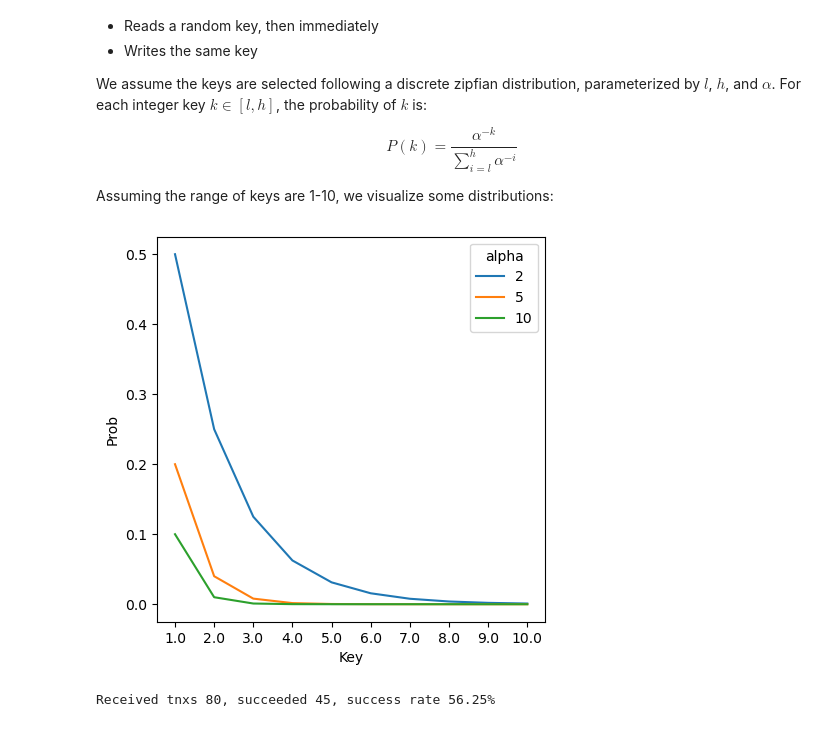
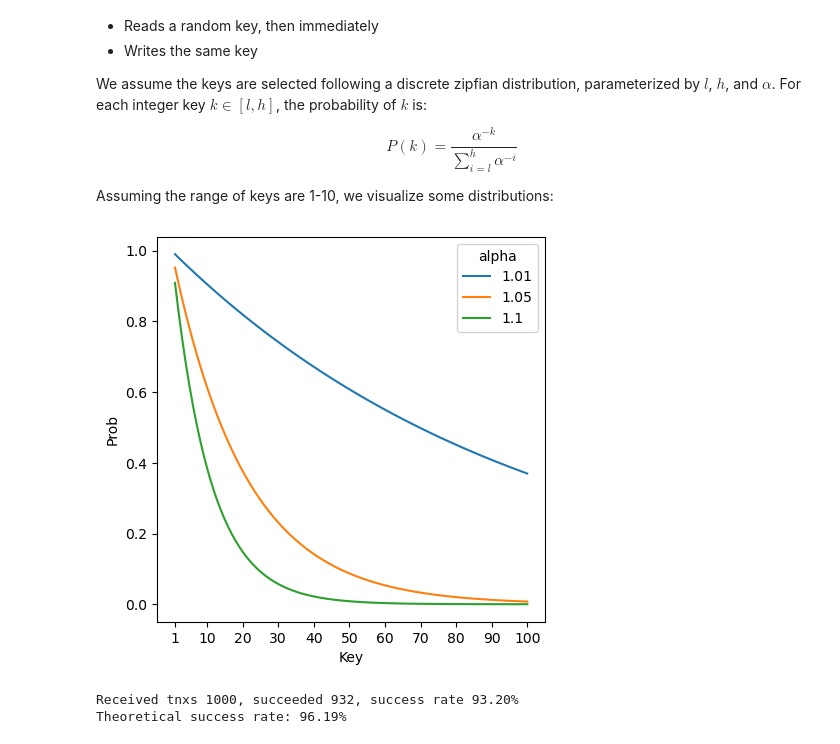
Before and after one commit to DASLAB-blockchain/blockchain-failure-analysis, a Jupyter notebook: demo.ipynb, the cells around one changed output. Saved outputs shown, nothing was run; the diff lists cells and outputs as text; code cells hidden in the pictures.

Commit message:
add theoretical conflict rate analysis

```diff
--- a/demo.ipynb
+++ b/demo.ipynb
@@ -18,37 +18,47 @@ $$P(k) = \frac{\alpha^{-k}}{\sum_{i=l}^{h} \alpha^{-i}}$$
 Assuming the range of keys are 1-10, we visualize some distributions:
 # %%
 # Show some zipfian distribution
-l, h = 1, 10
-alphas = [2, 5, 10]
+l, h = 1, 100
+alphas = [1.01, 1.05, 1.1]
 fig, ax = plt.subplots(1, 1, figsize=(5, 5))
 keys = np.linspace(l, h, h-l+1)
 for alpha in alphas:
     probs = alpha ** np.negative(keys)
     ax.plot(keys, probs, label=alpha)
 ax.legend(title='alpha', loc='upper right')
 ax.set_xlabel('Key')
 ax.set_ylabel('Prob')
-ax.set_xticks(keys)
-ax.set_xticklabels(keys)
+ax.set_xticks(np.linspace(l, h, 11).astype(int))
+ax.set_xticklabels(np.linspace(l, h, 11).astype(int))
 plt.show()
 # %% [output]
-[figure, old version]
+[figure, new version]
 # %%
 # Show how simulator works
 # Block size: 8
 # Peer count: 20
 # Key distribution: Zipfian with alpha = 5, min = 1, max = 10
-# Number of operations: 80
+# Number of operations: 1000
 
 blocks, succeeds, op_count, success_count = experiment.rw_experiment(
-    num_ops=80, block_size=8, n_peers=20, key_range_min=1, key_range_max=10, zipfian_alpha=5
+    num_ops=1000, block_size=8, tnx_arrival_rate=-1, n_peers=20, key_range_min=1, key_range_max=70, zipfian_alpha=1.01
 )
 
 print('Received tnxs {}, succeeded {}, success rate {:.2f}%'.format(
     op_count, success_count, success_count * 100 / op_count
 ))
+
+# theoretical success rate
+key_list, prob_list = generator.zipfian_generator.compute_keys_and_probs(lo=1, hi=70, a=1.01, reverse=False)
+theory_success_rate = theory.compute_success_rate(
+    block_size=8, read_keys=key_list, read_key_probs=prob_list, write_keys=key_list, write_key_probs=prob_list,
+    read_frac=0.5, write_frac=0.5
+)
+
+print('Theoretical success rate: {:.2f}%'.format(theory_success_rate * 100))
 # %% [output]
-Received tnxs 80, succeeded 45, success rate 56.25%
+Received tnxs 1000, succeeded 932, success rate 93.20%
+Theoretical success rate: 96.19%
 # %%
 # print each block
 for idx, bs in enumerate(zip(blocks, succeeds)):
```
Also changed, not shown: parts of 2 cells of this notebook, 4 other files.
